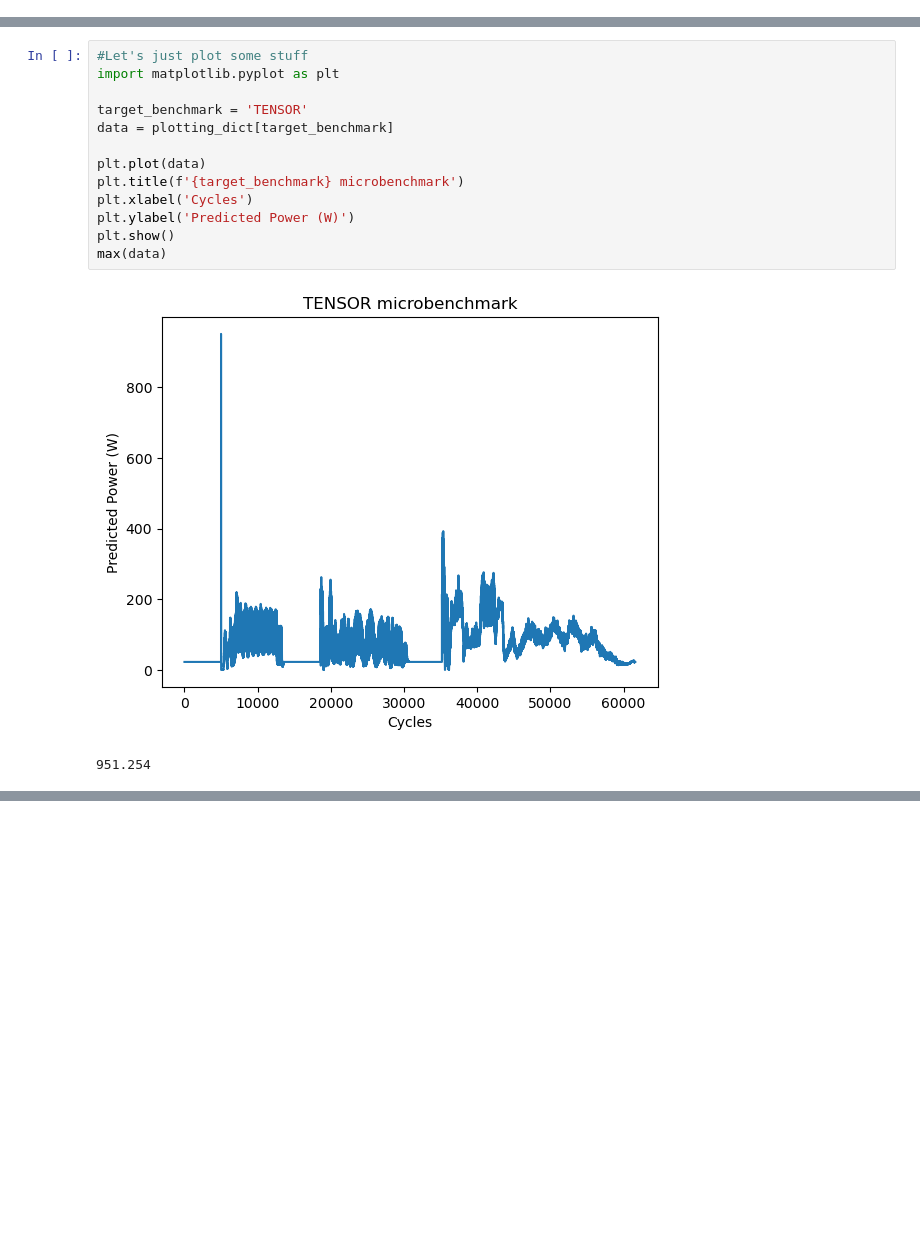
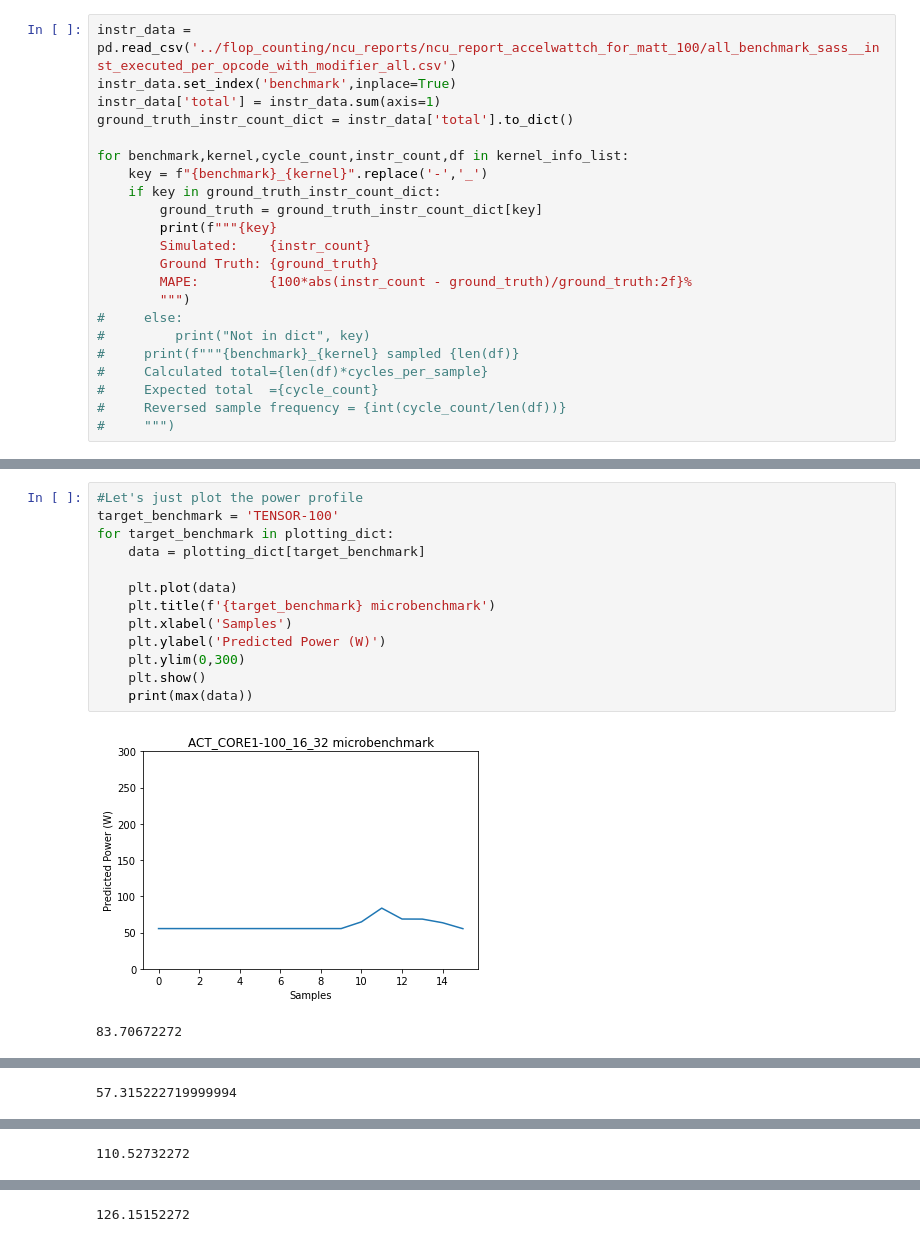
Before and after one commit to BranTran/accel-sim-framework, a Jupyter notebook: notebook_calculate_accelwattch_energy.ipynb, the cells around one changed output, grey strips where cells are left out. Saved outputs shown, nothing was run; the diff lists cells and outputs as text; blank space fills up the shorter version.

```diff
--- a/notebook_calculate_accelwattch_energy.ipynb
+++ b/notebook_calculate_accelwattch_energy.ipynb
@@ -8,0 +123,22 @@ os.getcwd()
+# %%
+instr_data = pd.read_csv('../flop_counting/ncu_reports/ncu_report_accelwattch_for_matt_100/all_benchmark_sass__inst_executed_per_opcode_with_modifier_all.csv')
+instr_data.set_index('benchmark',inplace=True)
+instr_data['total'] = instr_data.sum(axis=1)
+ground_truth_instr_count_dict = instr_data['total'].to_dict()
+
+for benchmark,kernel,cycle_count,instr_count,df in kernel_info_list:
+    key = f"{benchmark}_{kernel}".replace('-','_')
+    if key in ground_truth_instr_count_dict:
+        ground_truth = ground_truth_instr_count_dict[key]
+        print(f"""{key}
+        Simulated:    {instr_count}
+        Ground Truth: {ground_truth}
+        MAPE:         {100*abs(instr_count - ground_truth)/ground_truth:2f}%
+        """)
+#     else:
+#         print("Not in dict", key)
+#     print(f"""{benchmark}_{kernel} sampled {len(df)}
+#     Calculated total={len(df)*cycles_per_sample}
+#     Expected total  ={cycle_count}
+#     Reversed sample frequency = {int(cycle_count/len(df))}
+#     """)
@@ -80,16 +225,16 @@ KeyError: 'TENSOR'
 # %%
-#Let's just plot some stuff
-import matplotlib.pyplot as plt
+#Let's just plot the power profile
+target_benchmark = 'TENSOR-100'
+for target_benchmark in plotting_dict:
+    data = plotting_dict[target_benchmark]
 
-target_benchmark = 'TENSOR'
-data = plotting_dict[target_benchmark]
-
-plt.plot(data)
-plt.title(f'{target_benchmark} microbenchmark')
-plt.xlabel('Cycles')
-plt.ylabel('Predicted Power (W)')
-plt.show()
-max(data)
+    plt.plot(data)
+    plt.title(f'{target_benchmark} microbenchmark')
+    plt.xlabel('Samples')
+    plt.ylabel('Predicted Power (W)')
+    plt.ylim(0,300)
+    plt.show()
+    print(max(data))
 # %% [output]
-[figure, old version]
+[figure, new version]
-951.254
+83.70672272
@@ -95,0 +242 @@ max(data)
+57.315222719999994
@@ -95,0 +244 @@ max(data)
+110.52732272
@@ -95,0 +246 @@ max(data)
+126.15152272
```
Also changed, not shown: parts of 13 cells of this notebook.
